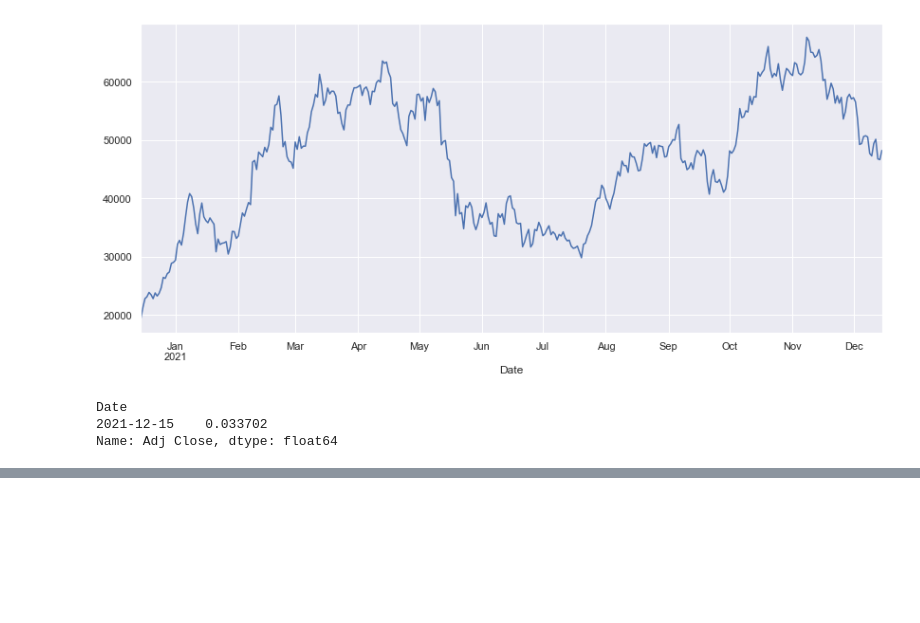
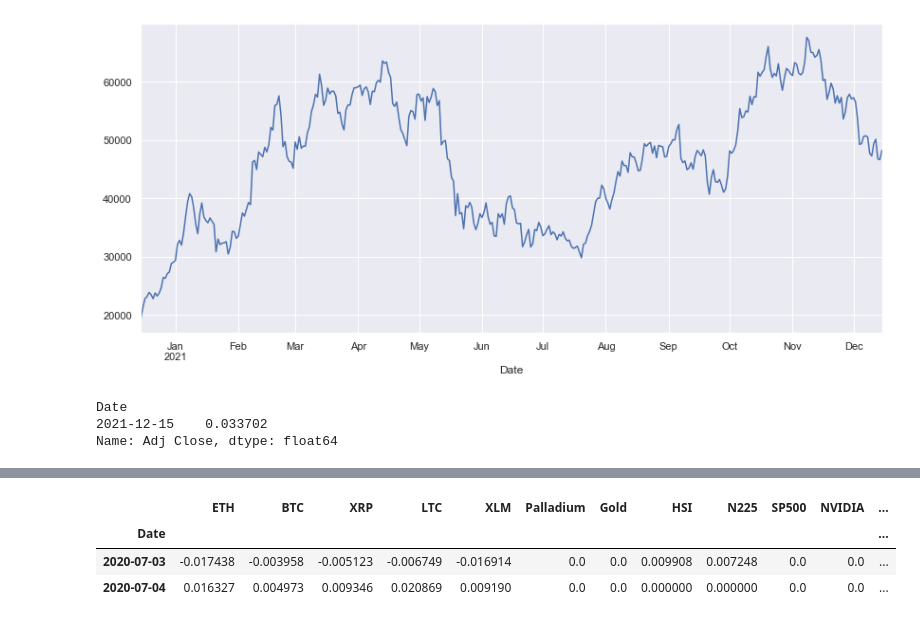
Before and after one commit to billmono95/TESI-LAUREA-MAGISTRALE, a Jupyter notebook: ExploratoryAnalysis.ipynb, the cells around one changed output, grey strips where cells are left out. Saved outputs shown, nothing was run; the diff lists cells and outputs as text; code cells hidden in the pictures; blank space fills up the shorter version.

```diff
--- a/ExploratoryAnalysis.ipynb
+++ b/ExploratoryAnalysis.ipynb
@@ -622,0 +648,7 @@ NameError: name 'var' is not defined
+# %%
+test_df.head(2)
+# %% [output]
+|  | ETH | BTC | XRP | LTC | XLM | Palladium | Gold | HSI | N225 | SP500 | NVIDIA | ... |
+| Date |  |  |  |  |  |  |  |  |  |  |  | ... |
+| 2020-07-03 | -0.017438 | -0.003958 | -0.005123 | -0.006749 | -0.016914 | 0.0 | 0.0 | 0.009908 | 0.007248 | 0.0 | 0.0 | ... |
+| 2020-07-04 | 0.016327 | 0.004973 | 0.009346 | 0.020869 | 0.009190 | 0.0 | 0.0 | 0.000000 | 0.000000 | 0.0 | 0.0 | ... |
```
Also changed, not shown: parts of 36 cells of this notebook.
